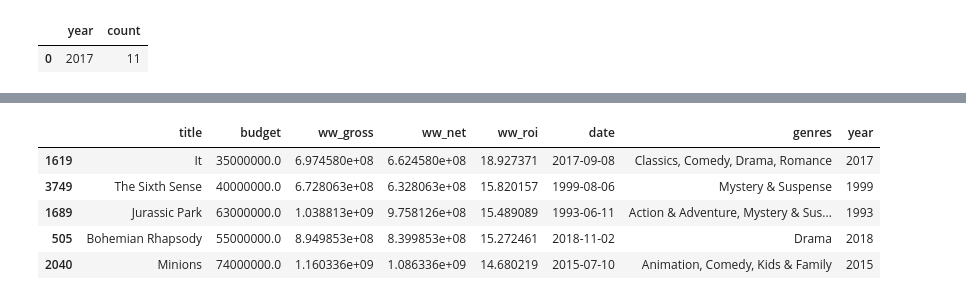
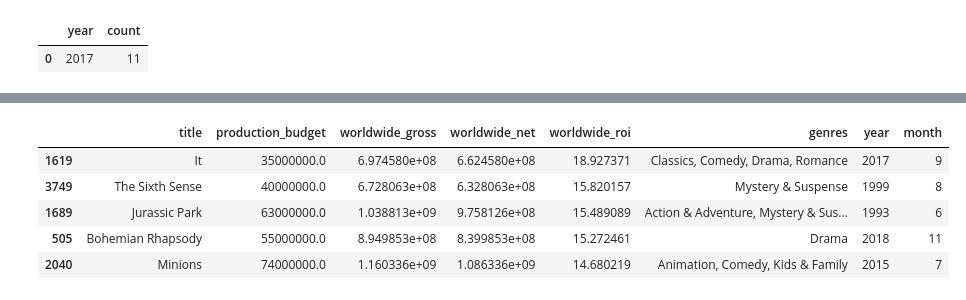
Before and after one commit to jeffreyhwatson/MS_Box_Office_Insights, a Jupyter notebook: rt_tn_workspace.ipynb, the cells around one changed output, grey strips where cells are left out. Cells and saved outputs as stored; diff of their text form; code cells hidden in the pictures.

```diff
--- a/rt_tn_workspace.ipynb
+++ b/rt_tn_workspace.ipynb
@@ -158,0 +160,6 @@ df.head(1)
+# %%
+#adding net profit columns
+df['adj_dom_net'] = df['adj_dom_gross'].sub(df['adj_prod_budg'])
+df['adj_ww_net'] = df['adj_ww_gross'].sub(df['adj_prod_budg'])
+df['adj_i_net'] = df['adj_i_gross'].sub(df['adj_prod_budg'])
+df.info()
@@ -158,0 +184,6 @@ df.head(1)
+# %%
+#adding return on investment columns and checking results
+df['adj_dom_roi'] = df['adj_dom_net'].divide(df['adj_prod_budg'])
+df['adj_ww_roi'] = df['adj_ww_net'].divide(df['adj_prod_budg'])
+df['adj_i_roi'] = df['adj_i_net'].divide(df['adj_prod_budg'])
+df.head(1)
@@ -169,11 +206,8 @@ Index(['movie_title', 'content_rating', 'genres',
       dtype='object')
 # %%
 df = df.rename(columns = {'movie_title':'title', 'release_date':'date',\
-       'production_budget': 'budget', 'domestic_gross': 'dom_gross', 'worldwide_gross':'ww_gross',\
-       'international_gross': 'intl_gross', 'domestic_net': 'dom_net', 'worldwide_net': 'ww_net',\
-       'international_net': 'intl_net', 'domestic_roi': 'dom_roi', 'worldwide_roi':'ww_roi',\
-       'international_roi': 'intl_roi', 'content_rating': 'rating', 'genres': 'genres',\
-       'tomatometer_top_critics_count': 'top', 'tomatometer_fresh_critics_count': 'fresh',\
-       'tomatometer_rotten_critics_count': 'rotten'})
-df.head()
+                          'content_rating': 'rating', 'genres': 'genres',\
+                          'tomatometer_top_critics_count': 'top', 'tomatometer_fresh_critics_count': 'fresh',\
+                          'tomatometer_rotten_critics_count': 'rotten'})
+df.columns
 # %% [output]
@@ -186,8 +222,8 @@ df.head()
 # %% [markdown]
 ## Top 100 Films by Worldwide Gross
 # %%
-title_gross = df[['title', 'budget', 'ww_gross', 'ww_net', 'ww_roi', 'date', 'genres', 'year', 'month']]
+title_gross = df[['title', 'production_budget', 'worldwide_gross', 'worldwide_net', 'worldwide_roi', 'genres', 'year', 'month']]
 unique_titles = title_gross.groupby('title').first().reset_index()
-top100_gross_films = unique_titles.sort_values(by='ww_gross', ascending=False).head(100)
+top100_gross_films = unique_titles.sort_values(by='worldwide_gross', ascending=False).head(100)
 top100_gross_films
 # %% [output]
@@ -255,10 +344,10 @@ plt.show()
 # %%
-t100_gross_by_roi = top100_gross_films.sort_values(by='ww_roi', ascending=False)
+t100_gross_by_roi = top100_gross_films.sort_values(by='worldwide_roi', ascending=False)
 t100_gross_by_roi.head()
 # %% [output]
-|  | title | budget | ww_gross | ww_net | ww_roi | date | genres | year |
-| 1619 | It | 35000000.0 | 6.974580e+08 | 6.624580e+08 | 18.927371 | 2017-09-08 | Classics, Comedy, Drama, Romance | 2017 |
-| 3749 | The Sixth Sense | 40000000.0 | 6.728063e+08 | 6.328063e+08 | 15.820157 | 1999-08-06 | Mystery & Suspense | 1999 |
-| 1689 | Jurassic Park | 63000000.0 | 1.038813e+09 | 9.758126e+08 | 15.489089 | 1993-06-11 | Action & Adventure, Mystery & Sus... | 1993 |
-| 505 | Bohemian Rhapsody | 55000000.0 | 8.949853e+08 | 8.399853e+08 | 15.272461 | 2018-11-02 | Drama | 2018 |
-| 2040 | Minions | 74000000.0 | 1.160336e+09 | 1.086336e+09 | 14.680219 | 2015-07-10 | Animation, Comedy, Kids & Family | 2015 |
+|  | title | production_budget | worldwide_gross | worldwide_net | worldwide_roi | genres | year | month |
+| 1619 | It | 35000000.0 | 6.974580e+08 | 6.624580e+08 | 18.927371 | Classics, Comedy, Drama, Romance | 2017 | 9 |
+| 3749 | The Sixth Sense | 40000000.0 | 6.728063e+08 | 6.328063e+08 | 15.820157 | Mystery & Suspense | 1999 | 8 |
+| 1689 | Jurassic Park | 63000000.0 | 1.038813e+09 | 9.758126e+08 | 15.489089 | Action & Adventure, Mystery & Sus... | 1993 | 6 |
+| 505 | Bohemian Rhapsody | 55000000.0 | 8.949853e+08 | 8.399853e+08 | 15.272461 | Drama | 2018 | 11 |
+| 2040 | Minions | 74000000.0 | 1.160336e+09 | 1.086336e+09 | 14.680219 | Animation, Comedy, Kids & Family | 2015 | 7 |
```
Also changed, not shown: parts of 34 cells of this notebook, 1 other file.
